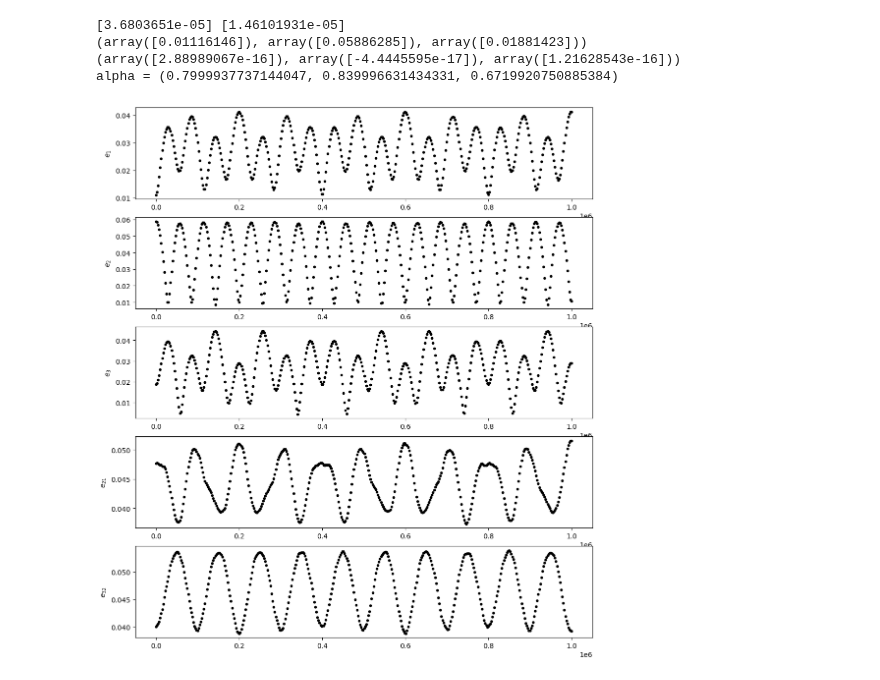
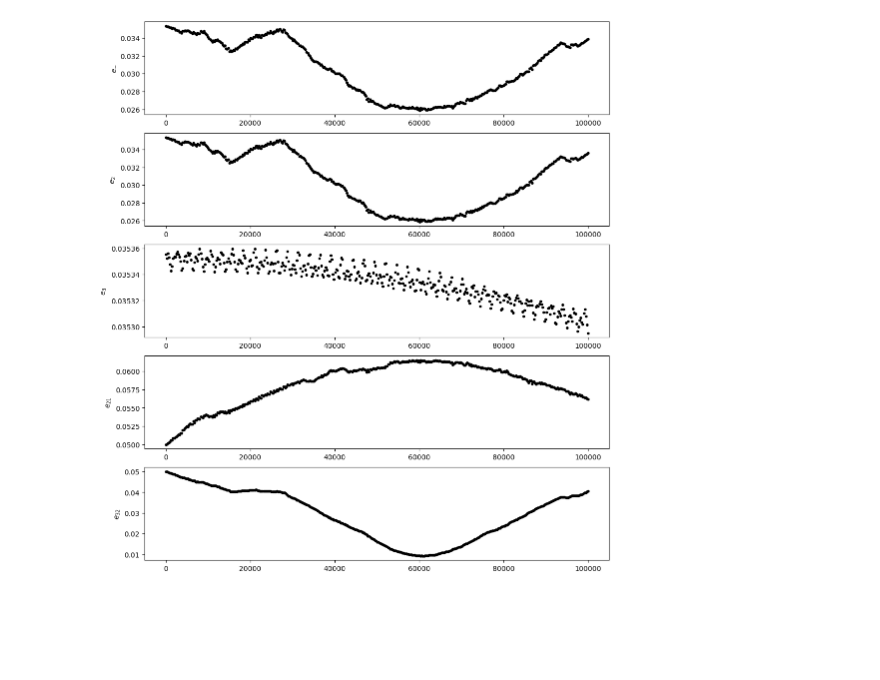
Before and after one commit to EritasY/Chaos, a Jupyter notebook: Plot eccentricity.ipynb, the cells around one changed output. Saved outputs shown, nothing was run; the diff lists cells and outputs as text; code cells hidden in the pictures; blank space fills up the shorter version.

```diff
--- a/Plot eccentricity.ipynb
+++ b/Plot eccentricity.ipynb
@@ -40,29 +39,23 @@ def StoG(mass, amp, phase, phi):
 def GtoS(alpha, mass, ecc, pomega):
     alpha12, alpha23 = alpha
     alpha13 = alpha12*alpha23
-    m1, m2, m3 = mass
-    m_tot = m1+m2+m3
+    m1, m3 = mass
     ecc1, ecc2, ecc3 = ecc
     pom1, pom2, pom3 = pomega
 
     e1_x, e2_x, e3_x = ecc1*np.cos(pom1), ecc2*np.cos(pom2), ecc3*np.cos(pom3)
     e1_y, e2_y, e3_y = ecc1*np.sin(pom1), ecc2*np.sin(pom2), ecc3*np.sin(pom3)
 
-    w2 = 2*m2/(m1+m3) * (m1/(np.pi*(1-alpha23)**2) + m3/(np.pi*(1-alpha12)**2)) + 2*(m1+m3)/(np.pi*(1-alpha13)**2)
-    w3 = 2*m_tot/(m1+m3) * (m1/(np.pi*(1-alpha12)**2) + m3/(np.pi*(1-alpha23)**2))
-    k = np.sqrt(m1*m2*m3*m_tot)/(m1+m3) * (2/(np.pi*(1-alpha23)**2) - 2/(np.pi*(1-alpha12)**2))
-    phi = 1/2*np.arctan2(2*k, w2-w3)
+    amp1 = 1/(m1+m3) * np.sqrt((m1*e1_y + m3*e3_y)**2 + (m1*e1_x + m3*e3_x)**2)
+    amp2 = np.sqrt(m1*m3)/(m1+m3) * np.sqrt((e3_y-e1_y)**2 + (e3_x-e1_x)**2)
+    amp3 = 1/(m1+m3) * np.sqrt((m3*(e3_y-e2_y)-m1*(e2_y-e1_y))**2+(m3*(e3_x-e2_x)-m1*(e2_x-e1_x))**2)
 
-    S1_x = np.sqrt(1/m_tot)*(m1*e1_x + m2*e2_x + m3*e3_x)
-    S1_y = np.sqrt(1/m_tot)*(m1*e1_y + m2*e2_y + m3*e3_y)
-    S2_x = np.cos(phi)*(np.sqrt(m1*m3/(m1+m3))*(e3_x-e1_x)) + np.sin(phi)*np.sqrt(m2/((m1+m3)*m_tot))*(m3*(e3_x-e2_x)-m1*(e2_x-e1_x))
-    S2_y = np.cos(phi)*(np.sqrt(m1*m3/(m1+m3))*(e3_y-e1_y)) + np.sin(phi)*np.sqrt(m2/((m1+m3)*m_tot))*(m3*(e3_y-e2_y)-m1*(e2_y-e1_y))
-    S3_x = -np.sin(phi)*(np.sqrt(m1*m3/(m1+m3))*(e3_x-e1_x)) + np.cos(phi)*np.sqrt(m2/((m1+m3)*m_tot))*(m3*(e3_x-e2_x)-m1*(e2_x-e1_x))
-    S3_y = -np.sin(phi)*(np.sqrt(m1*m3/(m1+m3))*(e3_y-e1_y)) + np.cos(phi)*np.sqrt(m2/((m1+m3)*m_tot))*(m3*(e3_y-e2_y)-m1*(e2_y-e1_y))
+    phase1 = np.arctan2(m1*e1_y+m3*e3_y, m1*e1_x+m3*e3_x)
+    phase2 = np.arctan2(e3_y-e1_y, e3_x-e1_x)
+    phase3 = np.arctan2(m3*(e3_y-e2_y)-m1*(e2_y-e1_y), m3*(e3_x-e2_x)-m1*(e2_x-e1_x))
 
-    amp1, amp2, amp3 = np.sqrt(S1_x**2+S1_y**2), np.sqrt(S2_x**2+S2_y**2), np.sqrt(S3_x**2+S3_y**2)
-    phase1, phase2, phase3 = np.arctan2(S1_y,S1_x), np.arctan2(S2_y,S2_x), np.arctan2(S3_y,S3_x)
-    omega2, omega3 = w2*(np.cos(phi))**2 + k*np.sin(2*phi) + w3*(np.sin(phi))**2, w2*(np.sin(phi))**2 - k*np.sin(2*phi) + w3*(np.cos(phi))**2
+    omega2 = (alpha12+alpha13+alpha23)/3 * (m1+m3)/(2*(1-alpha13)**2)
+    omega3 = (alpha12+alpha13+alpha23)/3 * (m1/(2*(1-alpha12)**2) + m3/(2*(1-alpha23)**2))
 
-    return amp1, amp2, amp3, phase1, phase2, phase3, omega2, omega3, phi
+    return amp1, amp2, amp3, phase1, phase2, phase3, omega2, omega3
 # %%
@@ -182,8 +207,9 @@ def sim(alpha, mass, ecc, pom, scale):
     axarr[4].plot(times, e32, 'k.')
     axarr[4].set_ylabel(r"$e_{32}$")
 # %%
-alpha = 0.8, 0.84
-mass = 2e-6,1e-6,1e-6
-ecc = 0.05, 0.05, 0.05
+alpha = 0.93,0.93
+mass = 3e-8,3e-8
+ecc = 0.05, 1e-4, 0.05
 pomega = 0, 0, np.pi
-amp1, amp2, amp3, phase1, phase2, phase3, omega2, omega3, phi = GtoS(alpha, mass, ecc, pomega)
+amp1, amp2, amp3, phase1, phase2, phase3, omega2, omega3 = GtoS(alpha, mass, ecc, pomega)
+sim(alpha, mass, ecc, pomega, 1e6)
@@ -190,13 +218,7 @@ amp1, amp2, amp3, phase1, phase2, phase3, omega2, omega3, phi = GtoS(alpha, mass
 # %%
-A2_b, A3_b, theta = breathingON(mass, phi, amp3)
-print(A2_b, A3_b)
-ecc, pomega = StoG(mass, (amp1, A2_b, A3_b), (phase1, phase2, phase2+theta), phi)
-print(ecc)
-print(pomega)
-sim(alpha, mass, ecc, pomega, 1e6)
+A2, A3, theta = breathingON2(mass,amp2)
+# print(theta)
+ecc, pomega = StoG(mass, (amp1, A2, A3), (phase1, phase2, phase2+theta))
+sim(alpha, mass, ecc, pomega, 1e5)
 # %% [output]
-[3.6803651e-05] [1.46101931e-05]
-(array([0.01116146]), array([0.05886285]), array([0.01881423]))
-(array([2.88989067e-16]), array([-4.4445595e-17]), array([1.21628543e-16]))
-alpha = (0.7999937737144047, 0.839996631434331, 0.6719920750885384)
-[figure, old version]
+[figure, new version]
```
Also changed, not shown: parts of 15 cells of this notebook, 6 other files.
